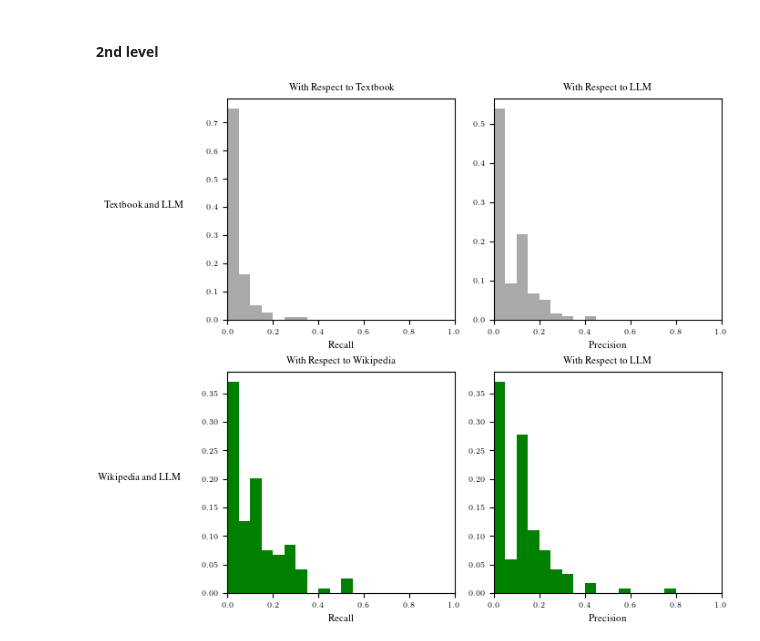
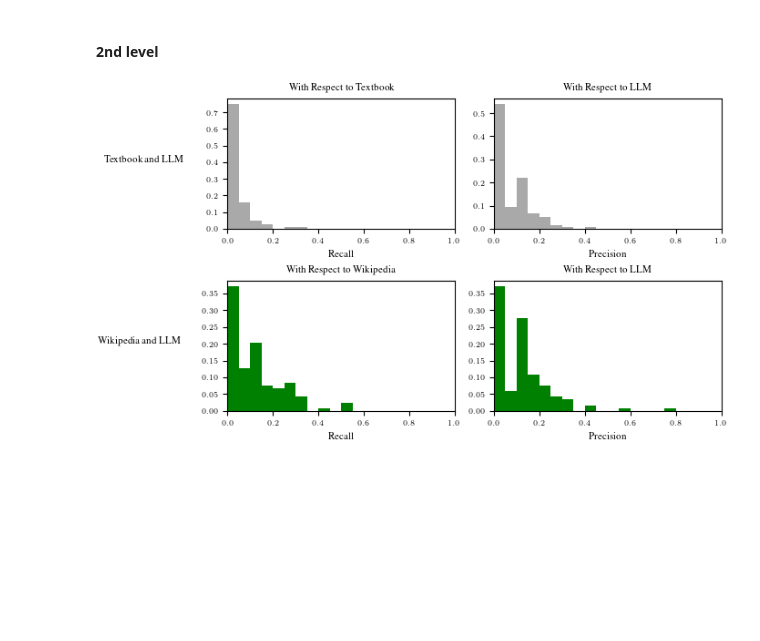
Before and after one commit to mlcolab/learning-dependencies, a Jupyter notebook: exp/22_Metrics.ipynb, the cells around one changed output. Cells and saved outputs as stored; diff of their text form; code cells hidden in the pictures; blank space fills up the shorter version.

```diff
--- a/exp/22_Metrics.ipynb
+++ b/exp/22_Metrics.ipynb
@@ -258,18 +243,36 @@ figs.savefig("../doc/img/comp_second_deps.pdf", format="pdf")
+# %%
+# +2nd and 3rd order dependencies
+
+deps['deps_tb_3'] = deps['deps_tb_2'].apply(lambda x: get_2orderdeps(x,'dep_articles_textbook'))
+deps['deps_llm_3'] = deps['deps_llm_2'].apply(lambda x: get_2orderdeps(x,'dep_articles_llm'))
+deps['deps_wiki_3'] = deps['deps_wiki_2'].apply(lambda x: get_2orderdeps(x, 'dep_articles_wiki'))
+
+deps['num_common_tb_wiki_3'] = deps.apply(lambda r: get_number_common_concepts(r.concept, r['deps_tb_3'], r['deps_wiki_3']), axis=1)
+deps['num_common_tb_llm_3'] = deps.apply(lambda r: get_number_common_concepts(r.concept, r['deps_tb_3'], r['deps_llm_3']), axis=1)
+deps['num_common_llm_wiki_3'] = deps.apply(lambda r: get_number_common_concepts(r.concept, r['deps_llm_3'], r['deps_wiki_3']), axis=1)
+
+deps["num_wiki_3"] = deps['deps_wiki_3'].apply(lambda x: len(x))
+deps["num_llm_3"] = deps['deps_llm_3'].apply(lambda x: len(x))
+deps["num_textbook_3"] = deps['deps_tb_3'].apply(lambda x: len(x))
+
+deps["precision_tb_llm_llm_3"] = deps['num_common_tb_llm_3']/deps["num_llm_3"]
+deps["precision_llm_wiki_llm_3"] = deps['num_common_llm_wiki_3']/deps["num_llm_3"]
 # %%
+# 1st-order dependencies
 deps["num_wiki"] = deps.dep_articles_wiki.apply(lambda x: len(x))
 deps["num_llm"] = deps.dep_articles_llm.apply(lambda x: len(x))
 deps["num_textbook"] = deps.dep_articles_textbook.apply(lambda x: len(x))
 
-deps["precision_tb_wiki_wiki"] = deps['num_common_tb_wiki']/deps["num_wiki"]
-deps["precision_tb_wiki_tb"] = deps['num_common_tb_wiki']/deps["num_textbook"]
-deps["precision_tb_wiki_all"] = deps['num_common_tb_wiki']/(deps["num_textbook"]+deps["num_wiki"]-deps['num_common_tb_wiki'])
+deps["precision_tb_llm_llm_1"] = deps['num_common_tb_llm']/deps["num_llm"]
+deps["precision_llm_wiki_llm_1"] = deps['num_common_llm_wiki']/deps["num_llm"]
 
-deps["precision_tb_llm_tb"] = deps['num_common_tb_llm']/deps["num_textbook"]
-deps["precision_tb_llm_llm"] = deps['num_common_tb_llm']/deps["num_llm"]
-deps["precision_tb_llm_all"] = deps['num_common_tb_llm']/(deps["num_textbook"]+deps["num_llm"]-deps['num_common_tb_llm'])
+# +2nd-order dependencies
+deps["num_wiki_2"] = deps['deps_wiki_2'].apply(lambda x: len(x))
+deps["num_llm_2"] = deps['deps_llm_2'].apply(lambda x: len(x))
+deps["num_textbook_2"] = deps['deps_tb_2'].apply(lambda x: len(x))
 
-deps["precision_llm_wiki_wiki"] = deps['num_common_llm_wiki']/deps["num_wiki"]
-deps["precision_llm_wiki_llm"] = deps['num_common_llm_wiki']/deps["num_llm"]
-deps["precision_llm_wiki_all"] = deps['num_common_llm_wiki']/(deps["num_llm"]+deps["num_wiki"]-deps['num_common_llm_wiki'])
+deps["precision_tb_llm_llm_2"] = deps['num_common_tb_llm_2']/deps["num_llm_2"]
+deps["precision_llm_wiki_llm_2"] = deps['num_common_llm_wiki_2']/deps["num_llm_2"]
+
 
 deps = deps.fillna(0)
@@ -367,7 +347,7 @@ deps = deps.fillna(0)
 # %%
 deps2 = deps.loc[filter]
 
-figs, ax = plt.subplots(2, 2, figsize=(7,6))
+figs, ax = plt.subplots(2, 2, figsize=(7,4))
 ax[0,0].set_title("With Respect to Textbook")
 ax[0,0].hist(deps2['precision_tb_llm_tb'],bins=20, range = (0,1),color="darkgrey",
              weights=np.ones(len(deps2['precision_tb_llm_tb'])) / len(deps2['precision_tb_llm_tb']))
@@ -382,33 +362,33 @@ ax[0,1].set_xlim(0, 1)
 
 #ax[0,2].set_title("With Respect to All")
 #ax[0,2].hist(deps2['precision_tb_llm_all'],bins=20, range = (0,1), color="darkgrey",
 #             weights=np.ones(len(deps2['precision_tb_llm_all'])) / len(deps2['precision_tb_llm_all']))
 #ax[0,2].set_xlim(0, 1)
 
 
 ax[1,0].set_title("With Respect to Wikipedia")
 ax[1,0].hist(deps2['precision_llm_wiki_wiki'],bins=20, range = (0,1),color="green",
              weights=np.ones(len(deps2['precision_llm_wiki_wiki'])) / len(deps2['precision_llm_wiki_wiki']))
 ax[1,0].set_xlim(0, 1)
 ax[1,0].set_ylabel('Wikipedia and LLM', rotation=0, labelpad=50)
 
 ax[1,1].set_title("With Respect to LLM")
 ax[1,1].hist(deps2['precision_llm_wiki_llm'],bins=20, range = (0,1), color="green",
              weights=np.ones(len(deps2['precision_llm_wiki_llm'])) / len(deps2['precision_llm_wiki_llm']))
 ax[1,1].set_xlim(0, 1)
 
 #ax[1,2].set_title("With Respect to All")
 #ax[1,2].hist(deps2['precision_llm_wiki_all'],bins=20, range = (0,1), color="green",
 #             weights=np.ones(len(deps2['precision_llm_wiki_all'])) / len(deps2['precision_llm_wiki_all']))
 #ax[1,2].set_xlim(0, 1)
 
 ax[0,1].set_xlabel('Precision')
 ax[1,1].set_xlabel('Precision')
 ax[0,0].set_xlabel('Recall')
 ax[1,0].set_xlabel('Recall')
 
 plt.show()
 # %% [output]
-[figure, old version]
+[figure, new version]
 # %%
 figs.savefig("../doc/img/precision_deps_2level.pdf", format="pdf")
```
Also changed, not shown: parts of 15 cells of this notebook, 4 other files.
